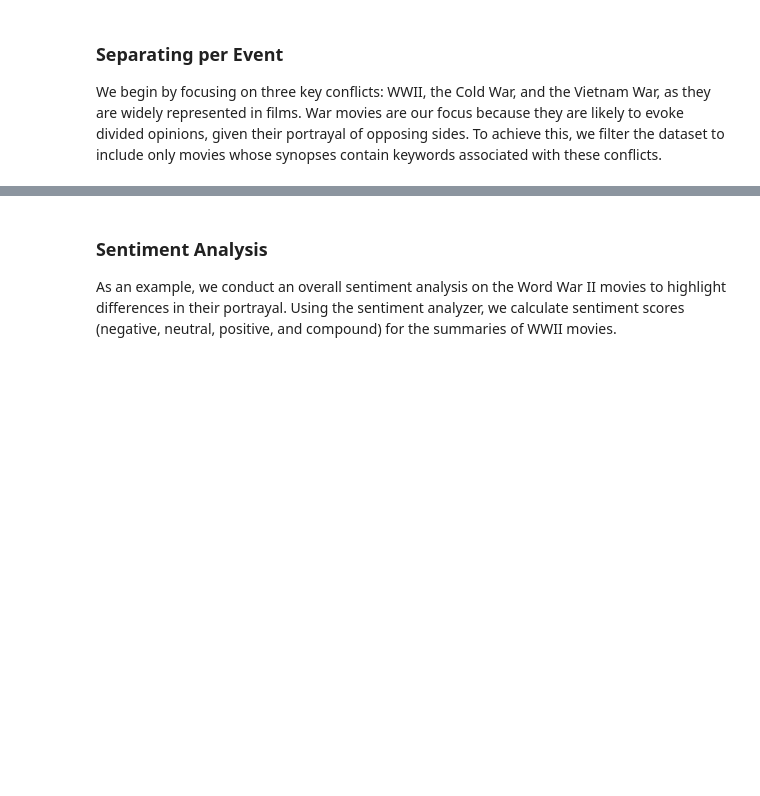
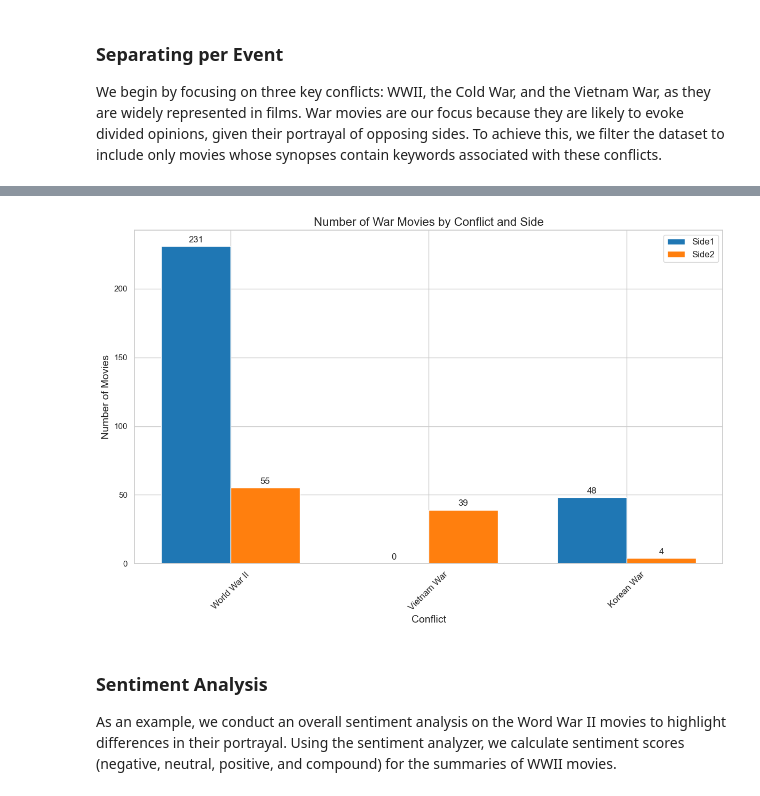
Before and after one commit to epfl-ada/ada-2024-project-americandentalassociation, a Jupyter notebook: results.ipynb, the cells around one changed output, grey strips where cells are left out. Saved outputs shown, nothing was run; the diff lists cells and outputs as text; code cells hidden in the pictures; blank space fills up the shorter version.

```diff
--- a/results.ipynb
+++ b/results.ipynb
@@ -895,3 +1031,43 @@ test_sample=wwii_movies.sample(100)
+# %%
+data = {
+    'Wars': ['World War II', 'Vietnam War', 'Korean War'],
+    'Side1': [wwii_movies_side1.shape[0], vietnam_war_movies_side1.shape[0], korean_war_movies_side1.shape[0]],
+    'Side2': [wwii_movies_side2.shape[0], vietnam_war_movies_side2.shape[0], korean_war_movies_side2.shape[0]]
+}
+
+df_visual = pd.DataFrame(data)
+
+# Set the style
+sns.set_theme(style="whitegrid")
+plt.figure(figsize=(12, 8))
+bar_width = 0.35
+index = range(len(df_visual))
+
+# Create bars for Side1 and Side2
+bars1 = plt.bar([i - bar_width/2 for i in index], df_visual['Side1'], bar_width, label='Side1', color='#1f77b4')
+bars2 = plt.bar([i + bar_width/2 for i in index], df_visual['Side2'], bar_width, label='Side2', color='#ff7f0e')
+
+# Add labels and title
+plt.xlabel('Conflict', fontsize=14)
+plt.ylabel('Number of Movies', fontsize=14)
+plt.title('Number of War Movies by Conflict and Side', fontsize=16)
+plt.xticks(index, df_visual['Wars'], fontsize=12, rotation=45)
+plt.legend(fontsize=12)
+
+# Add annotations
+for bars in [bars1, bars2]:
+    for bar in bars:
+        height = bar.get_height()
+        plt.annotate(f'{height}',
+                     xy=(bar.get_x() + bar.get_width() / 2, height),
+                     xytext=(0, 3),
+                     textcoords="offset points",
+                     ha='center', va='bottom', fontsize=12)
+
+plt.tight_layout()
+plt.show()
+# %% [output]
+[figure, added]
 # %% [markdown]
 ### Sentiment Analysis
 As an example, we conduct an overall sentiment analysis on the Word War II movies to highlight differences in their portrayal. Using the sentiment analyzer, we calculate sentiment scores (negative, neutral, positive, and compound) for the summaries of WWII movies.
```
Also changed, not shown: parts of 16 cells of this notebook, 3 other files.
